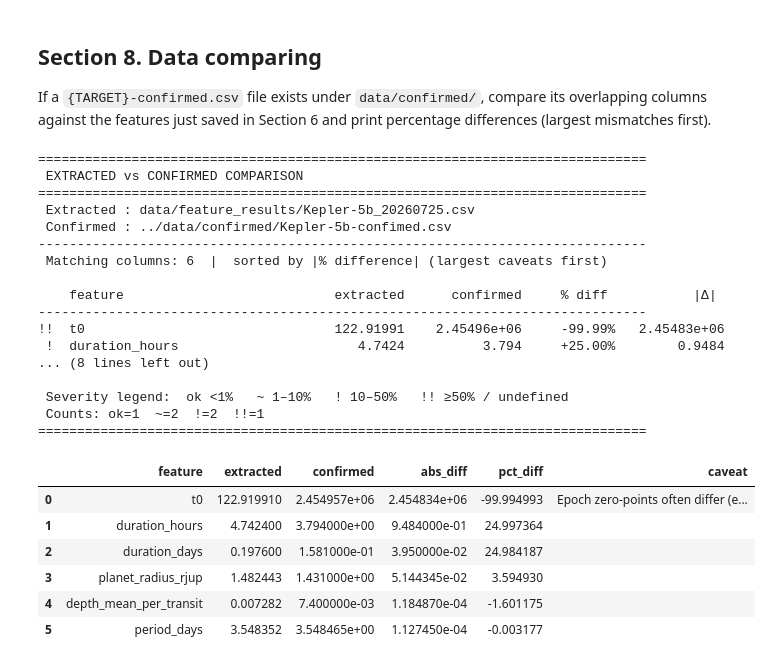
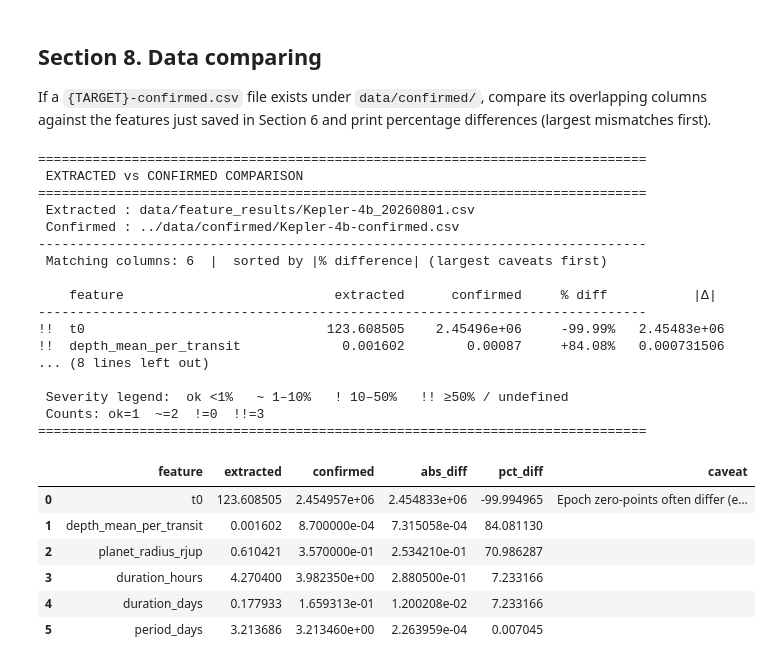
Before and after one commit to rachzy/ltp-features, a Jupyter notebook: src/lightcurve_analysis.ipynb, the cells around one changed output. Cells and saved outputs as stored; diff of their text form; code cells hidden in the pictures.

```diff
--- a/src/lightcurve_analysis.ipynb
+++ b/src/lightcurve_analysis.ipynb
@@ -2,7 +2,7 @@
 ## Section 1. Config
 # %%
 # Configuration
-TARGET = "Kepler-5b"  # Change this to your target
+TARGET = "Kepler-4b"  # Change this to your target
 MISSION = "Kepler"  # or "TESS"
 SIGMA_CLIP = 5.0
 DOWNLOAD_ALL = True  # Set to True to download all available files and stitch them
@@ -254,48 +252,48 @@ if extracted_csv is None or not extracted_csv.is_file():
     )
     extracted_csv = candidates[0] if candidates else None
 
-confirmed_dir_candidates = [
+confirmed_dir_candidates = [84.
     Path("../data/confirmed"),  # notebook run from src/
     Path("data/confirmed"),  # notebook run from repo root
 ]
 confirmed_csv = None
 for confirmed_dir in confirmed_dir_candidates:
     confirmed_csv = find_confirmed_csv(TARGET, confirmed_dir)
     if confirmed_csv is not None:
         break
 
 if extracted_csv is None:
     print(f"No extracted CSV found for {TARGET}; skip comparison.")
 elif confirmed_csv is None:
     print(
         f"No confirmed CSV for {TARGET} in data/confirmed/ "
         f"(expected `{TARGET}-confirmed.csv`); skip comparison."
     )
 else:
     comparison_df = compare_extracted_confirmed(extracted_csv, confirmed_csv)
     display(comparison_df)
 # %% [output]
 ==============================================================================
  EXTRACTED vs CONFIRMED COMPARISON
 ==============================================================================
- Extracted : data/feature_results/Kepler-5b_20260725.csv
- Confirmed : ../data/confirmed/Kepler-5b-confimed.csv
+ Extracted : data/feature_results/Kepler-4b_20260801.csv
+ Confirmed : ../data/confirmed/Kepler-4b-confirmed.csv
 ------------------------------------------------------------------------------
  Matching columns: 6  |  sorted by |% difference| (largest caveats first)
 
     feature                           extracted      confirmed     % diff           |Δ|
 ------------------------------------------------------------------------------
-!!  t0                                122.91991    2.45496e+06     -99.99%   2.45483e+06
- !  duration_hours                       4.7424          3.794     +25.00%        0.9484
+!!  t0                               123.608505    2.45496e+06     -99.99%   2.45483e+06
+!!  depth_mean_per_transit             0.001602        0.00087     +84.08%   0.000731506
 ... (8 lines left out)
 
  Severity legend:  ok <1%   ~ 1–10%   ! 10–50%   !! ≥50% / undefined
- Counts: ok=1  ~=2  !=2  !!=1
+ Counts: ok=1  ~=2  !=0  !!=3
 ==============================================================================
 |  | feature | extracted | confirmed | abs_diff | pct_diff | caveat |
-| 0 | t0 | 122.919910 | 2.454957e+06 | 2.454834e+06 | -99.994993 | Epoch zero-points often differ (e... |
-| 1 | duration_hours | 4.742400 | 3.794000e+00 | 9.484000e-01 | 24.997364 |  |
-| 2 | duration_days | 0.197600 | 1.581000e-01 | 3.950000e-02 | 24.984187 |  |
-| 3 | planet_radius_rjup | 1.482443 | 1.431000e+00 | 5.144345e-02 | 3.594930 |  |
-| 4 | depth_mean_per_transit | 0.007282 | 7.400000e-03 | 1.184870e-04 | -1.601175 |  |
-| 5 | period_days | 3.548352 | 3.548465e+00 | 1.127450e-04 | -0.003177 |  |
+| 0 | t0 | 123.608505 | 2.454957e+06 | 2.454833e+06 | -99.994965 | Epoch zero-points often differ (e... |
+| 1 | depth_mean_per_transit | 0.001602 | 8.700000e-04 | 7.315058e-04 | 84.081130 |  |
+| 2 | planet_radius_rjup | 0.610421 | 3.570000e-01 | 2.534210e-01 | 70.986287 |  |
+| 3 | duration_hours | 4.270400 | 3.982350e+00 | 2.880500e-01 | 7.233166 |  |
+| 4 | duration_days | 0.177933 | 1.659313e-01 | 1.200208e-02 | 7.233166 |  |
+| 5 | period_days | 3.213686 | 3.213460e+00 | 2.263959e-04 | 0.007045 |  |
```
Also changed, not shown: parts of 9 cells of this notebook, 14 other files.
